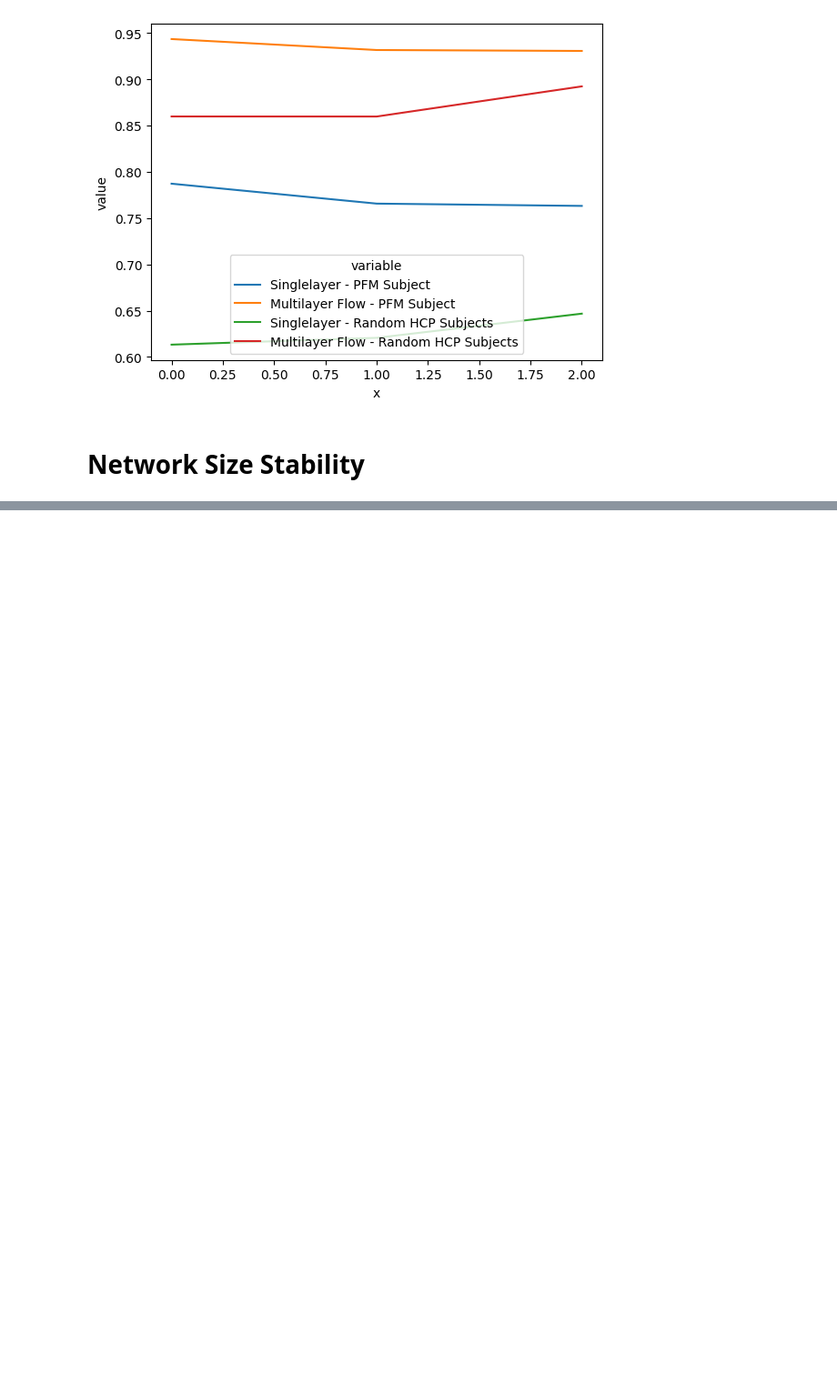
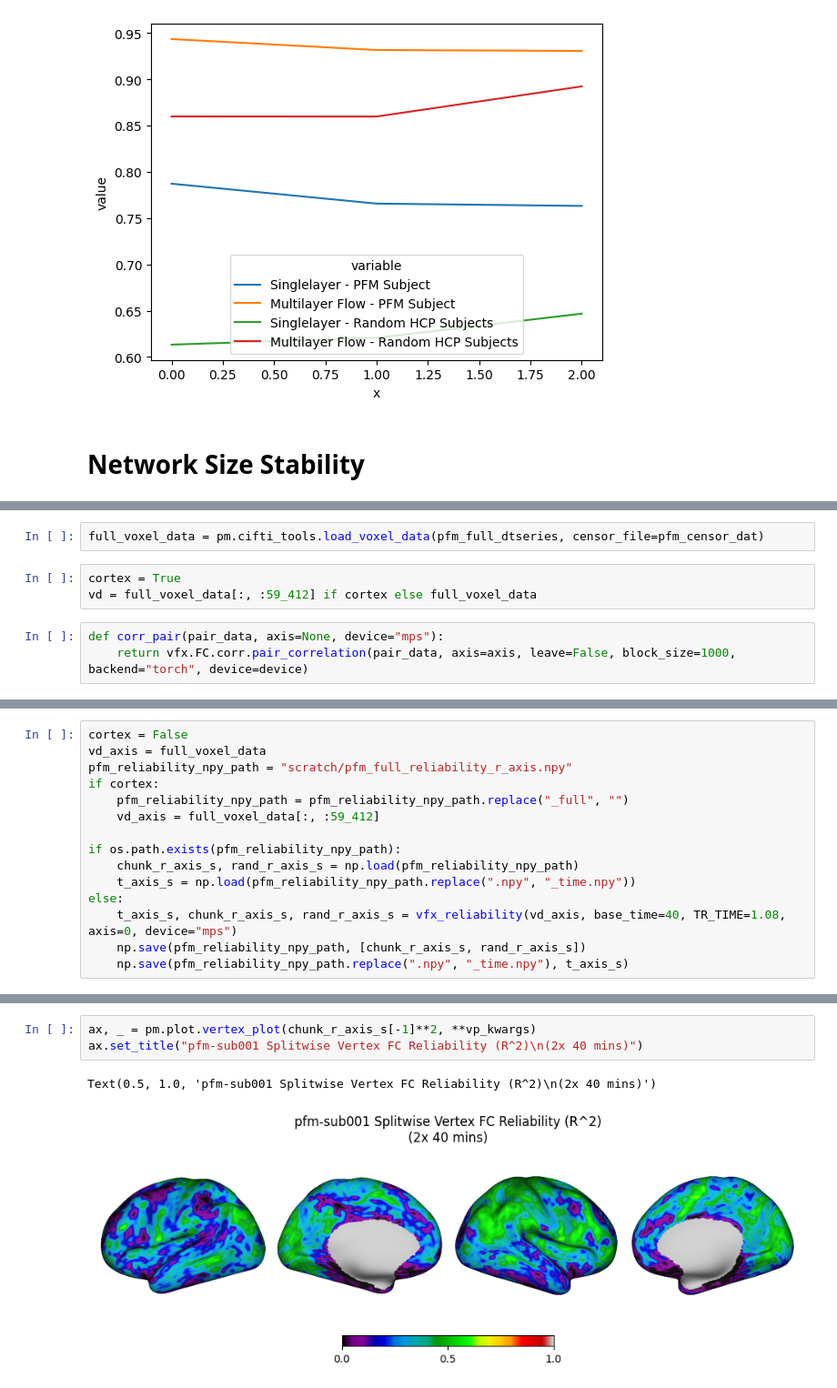
Before and after one commit to cole-khamnei/precision_mapping, a Jupyter notebook: notebooks/dev_nb.ipynb, the cells around one changed output, grey strips where cells are left out. Shown at 91% size. Cells and saved outputs as stored; diff of their text form; blank space fills up the shorter version.

```diff
--- a/notebooks/dev_nb.ipynb
+++ b/notebooks/dev_nb.ipynb
@@ -725,0 +790,8 @@ sns.barplot(data=df_s, x="p_area", y="network", hue="layer")
+# %%
+full_voxel_data = pm.cifti_tools.load_voxel_data(pfm_full_dtseries, censor_file=pfm_censor_dat)
+# %%
+cortex = True
+vd = full_voxel_data[:, :59_412] if cortex else full_voxel_data
+# %%
+def corr_pair(pair_data, axis=None, device="mps"):
+    return vfx.FC.corr.pair_correlation(pair_data, axis=axis, leave=False, block_size=1000, backend="torch", device=device)
@@ -725,0 +883,15 @@ sns.barplot(data=df_s, x="p_area", y="network", hue="layer")
+# %%
+cortex = False
+vd_axis = full_voxel_data
+pfm_reliability_npy_path = "scratch/pfm_full_reliability_r_axis.npy"
+if cortex:
+    pfm_reliability_npy_path = pfm_reliability_npy_path.replace("_full", "")
+    vd_axis = full_voxel_data[:, :59_412]
+
+if os.path.exists(pfm_reliability_npy_path):
+    chunk_r_axis_s, rand_r_axis_s = np.load(pfm_reliability_npy_path)
+    t_axis_s = np.load(pfm_reliability_npy_path.replace(".npy", "_time.npy"))
+else:
+    t_axis_s, chunk_r_axis_s, rand_r_axis_s = vfx_reliability(vd_axis, base_time=40, TR_TIME=1.08, axis=0, device="mps")
+    np.save(pfm_reliability_npy_path, [chunk_r_axis_s, rand_r_axis_s])
+    np.save(pfm_reliability_npy_path.replace(".npy", "_time.npy"), t_axis_s)
@@ -725,0 +940,6 @@ sns.barplot(data=df_s, x="p_area", y="network", hue="layer")
+# %%
+ax, _ = pm.plot.vertex_plot(chunk_r_axis_s[-1]**2, **vp_kwargs)
+ax.set_title("pfm-sub001 Splitwise Vertex FC Reliability (R^2)\n(2x 40 mins)")
+# %% [output]
+Text(0.5, 1.0, 'pfm-sub001 Splitwise Vertex FC Reliability (R^2)\n(2x 40 mins)')
+[figure, added]
```
Also changed, not shown: parts of 49 cells of this notebook.
